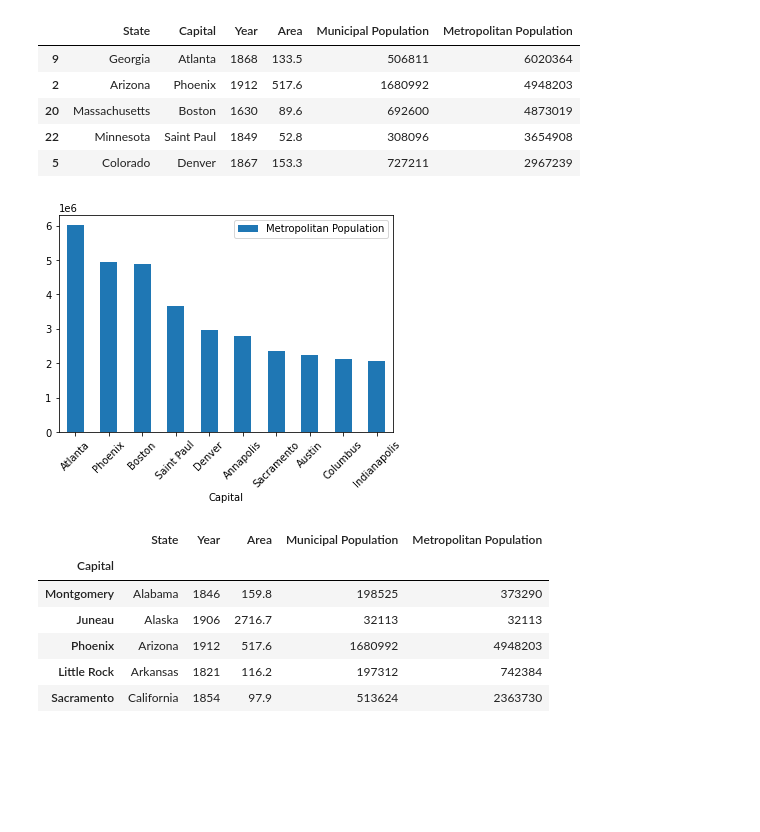
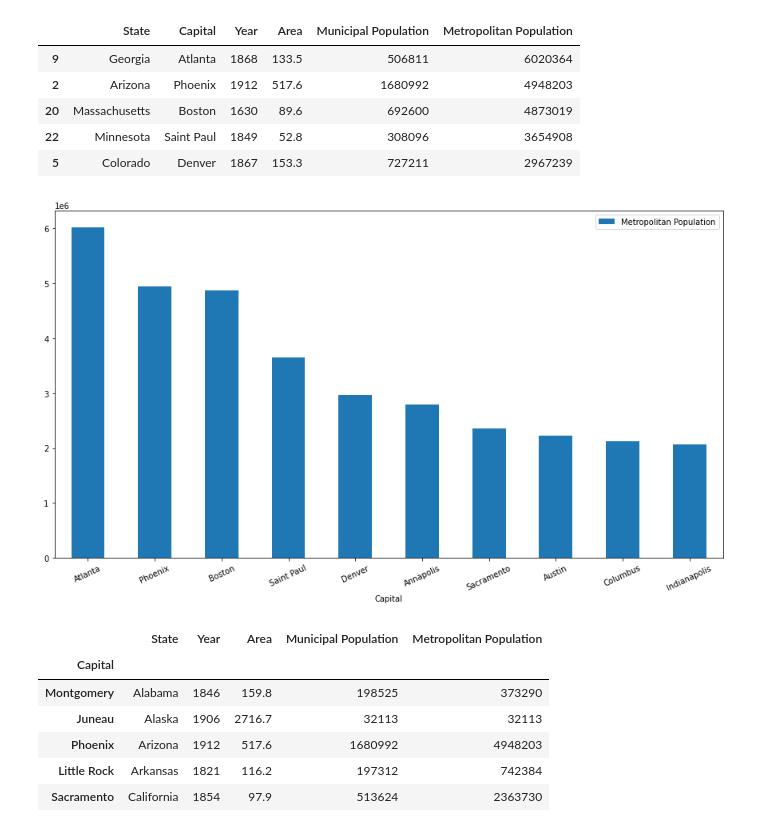
Before and after one commit to chaseroldan/portfolio-projects, a Jupyter notebook: project-us-capitals/us-capitals.ipynb, the cells around one changed output. Drawn from its saved outputs; the diff is of its cells as text; code cells hidden in the pictures; blank space fills up the shorter version.

```diff
--- a/project-us-capitals/us-capitals.ipynb
+++ b/project-us-capitals/us-capitals.ipynb
@@ -149,10 +149,10 @@ largest_metro.head()
 | 22 | Minnesota | Saint Paul | 1849 | 52.8 | 308096 | 3654908 |
 | 5 | Colorado | Denver | 1867 | 153.3 | 727211 | 2967239 |
 # %%
-largest_metro_chart = largest_metro.plot.bar(x='Capital', y='Metropolitan Population', rot=45)
+largest_metro_chart = largest_metro.plot.bar(x='Capital', y='Metropolitan Population', rot=25, figsize=(15, 8))
 largest_metro_chart.figure.savefig('metro.png')
 # %% [output]
-[figure, old version]
+[figure, new version]
 # %%
 df.set_index('Capital', inplace=True)
 df.head()
```
Also changed, not shown: 1 other file.
